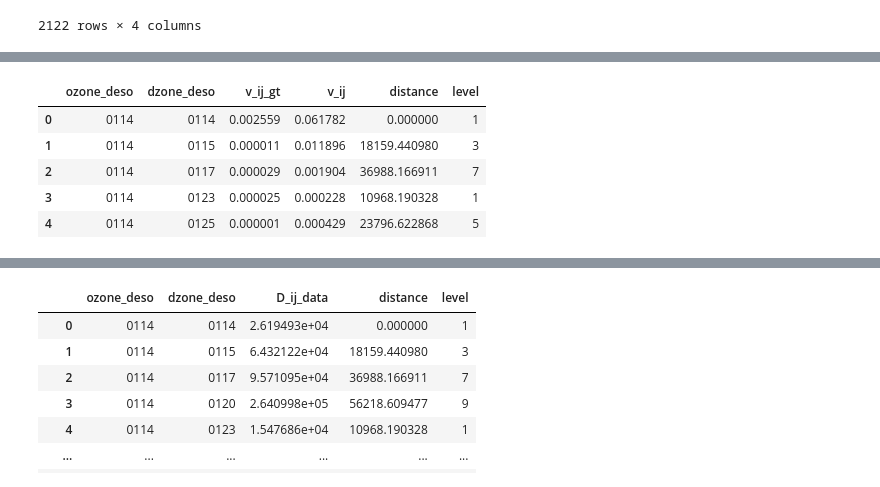
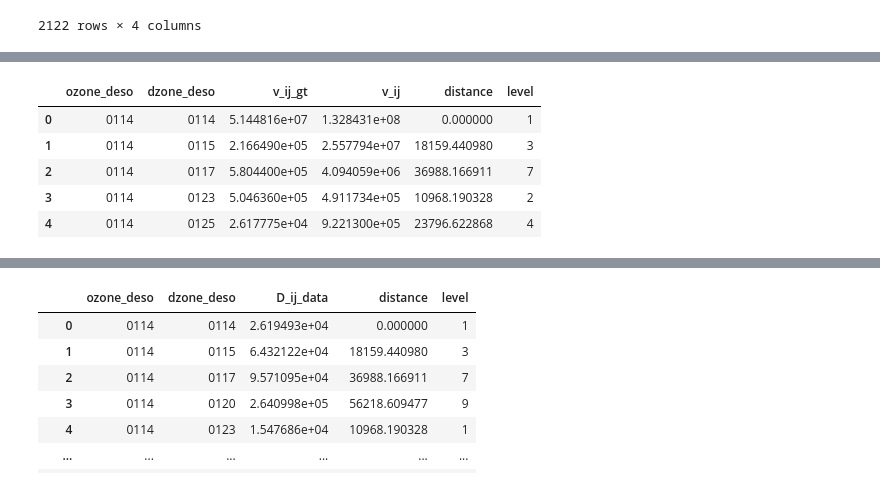
Before and after one commit to HaoCong1221/FlowsGeneration, a Jupyter notebook: src/test222.ipynb, the cells around one changed output, grey strips where cells are left out. Cells and saved outputs as stored; diff of their text form; code cells hidden in the pictures.

Commit message:
Different distance group for Sweden

```diff
--- a/src/test222.ipynb
+++ b/src/test222.ipynb
@@ -179,10 +179,8 @@ result_1
 | 2120 | 2584 | 2523 | 6.283611e+03 | 100904.279948 |
 | 2121 | 2584 | 2584 | 3.401244e+06 | 0.000000 |
 2122 rows × 4 columns
-# %%
-distance_threshold  = []
-for i in range(1, 11):
-    distance_threshold.append((result_1.distance.min() + result_1.distance.max())* i * 0.1)
+# %%
+distance_threshold = list(result_1['distance'].quantile( q=[0.1, 0.2, 0.3, 0.4, 0.5, 0.6, 0.7, 0.8, 0.9, 1.0]))
 # %%
 distance_threshold
 # %% [output]
@@ -272,13 +242,15 @@ flows_gt.head()
+# %%
+flows_gt = pd.DataFrame(pd.read_csv('../results/ODM_GT.csv', converters={u'ozone_deso':str, u'dzone_deso':str, u'v_ij_gt':float}))
 # %%
 flows_comparison = flows_gt.loc[flows_gt['v_ij_gt'] != 0, :].merge(result_1, on=['ozone_deso', 'dzone_deso'], how='inner')
-flows_comparison.loc[:, 'v_ij_gt'] = flows_comparison.loc[:, 'v_ij_gt'] / flows_comparison.loc[:, 'v_ij_gt'].sum()
-flows_comparison.loc[:, 'v_ij'] = flows_comparison.loc[:, 'v_ij'] / flows_comparison.loc[:, 'v_ij'].sum()
+flows_comparison.loc[:, 'v_ij_gt'] = flows_comparison.loc[:, 'v_ij_gt'] #/ flows_comparison.loc[:, 'v_ij_gt'].sum()
+flows_comparison.loc[:, 'v_ij'] = flows_comparison.loc[:, 'v_ij'] #/ flows_comparison.loc[:, 'v_ij'].sum()
 flows_comparison.head()
 # %% [output]
 |  | ozone_deso | dzone_deso | v_ij_gt | v_ij | distance | level |
-| 0 | 0114 | 0114 | 0.002559 | 0.061782 | 0.000000 | 1 |
-| 1 | 0114 | 0115 | 0.000011 | 0.011896 | 18159.440980 | 3 |
-| 2 | 0114 | 0117 | 0.000029 | 0.001904 | 36988.166911 | 7 |
-| 3 | 0114 | 0123 | 0.000025 | 0.000228 | 10968.190328 | 1 |
-| 4 | 0114 | 0125 | 0.000001 | 0.000429 | 23796.622868 | 5 |
+| 0 | 0114 | 0114 | 5.144816e+07 | 1.328431e+08 | 0.000000 | 1 |
+| 1 | 0114 | 0115 | 2.166490e+05 | 2.557794e+07 | 18159.440980 | 3 |
+| 2 | 0114 | 0117 | 5.804400e+05 | 4.094059e+06 | 36988.166911 | 7 |
+| 3 | 0114 | 0123 | 5.046360e+05 | 4.911734e+05 | 10968.190328 | 2 |
+| 4 | 0114 | 0125 | 2.617775e+04 | 9.221300e+05 | 23796.622868 | 4 |
 # %%
```
Also changed, not shown: parts of 30 cells of this notebook, 1 other file.
